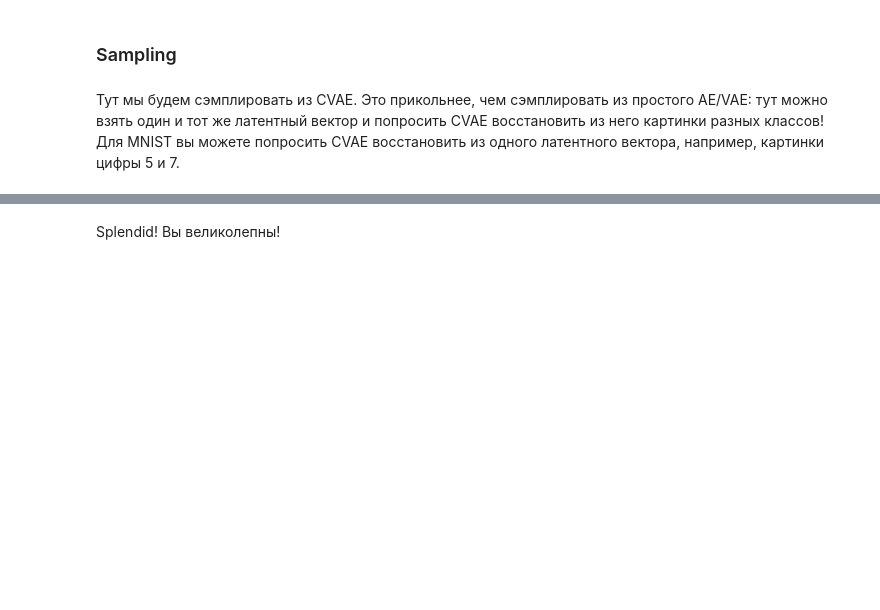
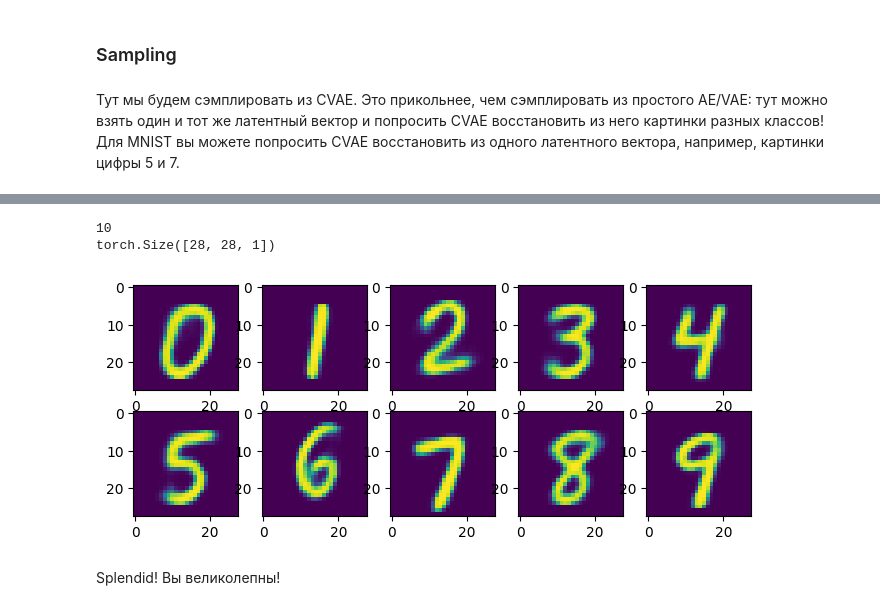
Before and after one commit to DeckardNine/DeckardNine, a Jupyter notebook: week_10_AE_VAE/Homework/hw_7_autoencoders.ipynb, the cells around one changed output, grey strips where cells are left out. Saved outputs shown, nothing was run; the diff lists cells and outputs as text; code cells hidden in the pictures; blank space fills up the shorter version.

```diff
--- a/week_10_AE_VAE/Homework/hw_7_autoencoders.ipynb
+++ b/week_10_AE_VAE/Homework/hw_7_autoencoders.ipynb
@@ -772,3 +834,23 @@ class CVAE(nn.Module):
+# %%
+reconstruction_all = []
+for i in range(0,10):
+    class_num_OH = F.one_hot(torch.tensor(i), num_classes = 10).to(device)
+    class_num_OH = torch.unsqueeze(class_num_OH, 0)
+    reconstruction = autoencoder.decode(z, class_num_OH).view(28, 28, 1).to('cpu')
+    reconstruction_all.append(reconstruction)
+print(len(reconstruction_all))
+print(reconstruction_all[0].shape)
+# %% [output]
+10
+torch.Size([28, 28, 1])
+# %%
+plt.figure(figsize=(8, 3))
+for i, reconstruction in enumerate(reconstruction_all):
+
+    plt.subplot(2, 5, i+1)
+    plt.imshow(reconstruction.detach().numpy())
+# %% [output]
+[figure, added]
 # %% [markdown]
 Splendid! Вы великолепны!
 # %% [markdown]
```
Also changed, not shown: parts of 16 cells of this notebook.
